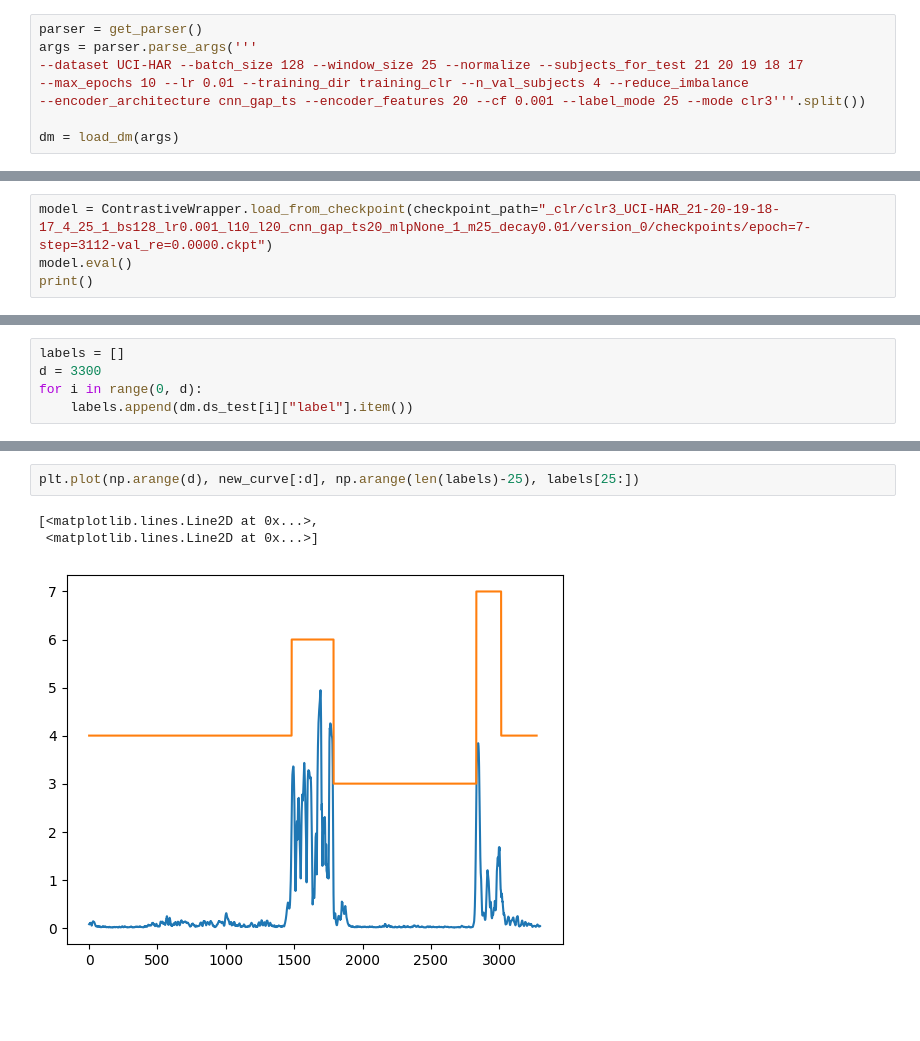
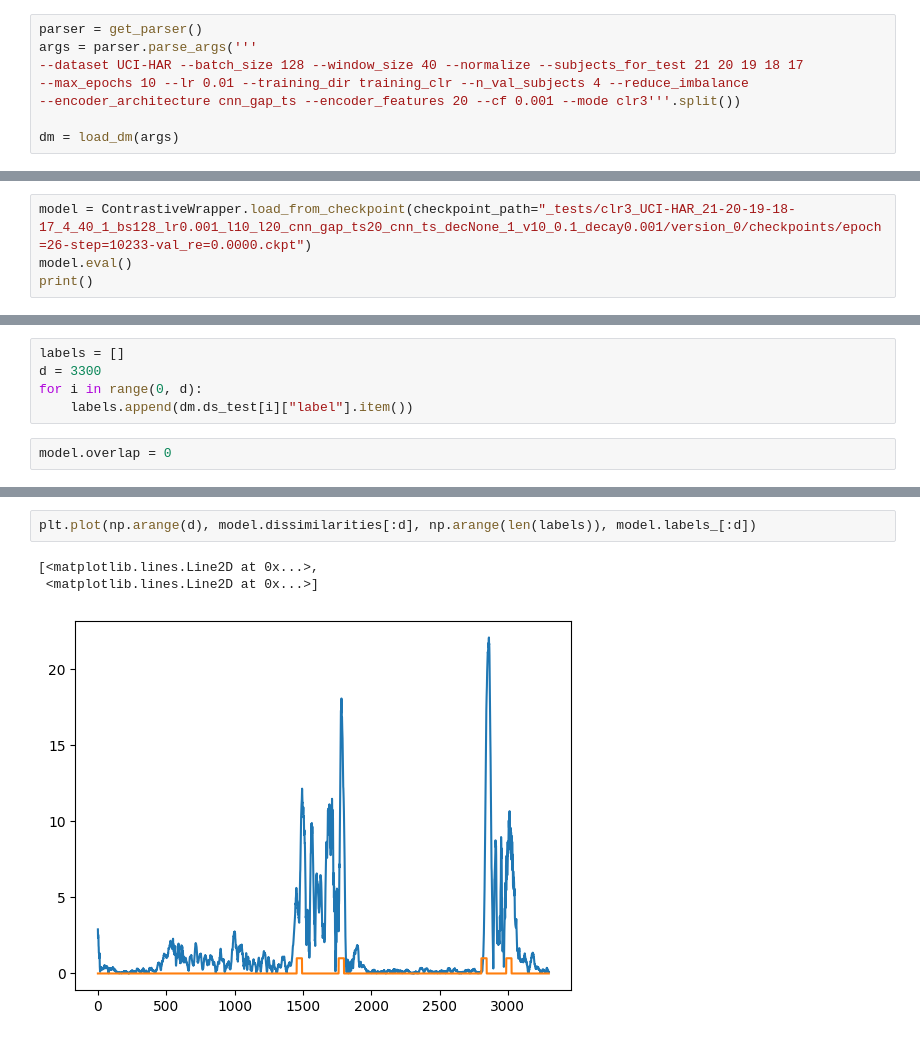
Before and after one commit to mbisan/stsc-har, a Jupyter notebook: visualize.ipynb, the cells around one changed output, grey strips where cells are left out. Cells and saved outputs as stored; diff of their text form; blank space fills up the shorter version.

```diff
--- a/visualize.ipynb
+++ b/visualize.ipynb
@@ -13,9 +13,9 @@ from pytorch_lightning import Trainer
 # %%
 parser = get_parser()
 args = parser.parse_args('''
---dataset UCI-HAR --batch_size 128 --window_size 25 --normalize --subjects_for_test 21 20 19 18 17
+--dataset UCI-HAR --batch_size 128 --window_size 40 --normalize --subjects_for_test 21 20 19 18 17
 --max_epochs 10 --lr 0.01 --training_dir training_clr --n_val_subjects 4 --reduce_imbalance
---encoder_architecture cnn_gap_ts --encoder_features 20 --cf 0.001 --label_mode 25 --mode clr3'''.split())
+--encoder_architecture cnn_gap_ts --encoder_features 20 --cf 0.001 --mode clr3'''.split())
 
 dm = load_dm(args)
 # %% [output]
@@ -25,5 +25,5 @@ Using 626740 observations for training, 106617 for validation and 143333 observa
 # %%
-model = ContrastiveWrapper.load_from_checkpoint(checkpoint_path="_clr/clr3_UCI-HAR_21-20-19-18-17_4_25_1_bs128_lr0.001_l10_l20_cnn_gap_ts20_mlpNone_1_m25_decay0.01/version_0/checkpoints/epoch=7-step=3112-val_re=0.0000.ckpt")
+model = ContrastiveWrapper.load_from_checkpoint(checkpoint_path="_tests/clr3_UCI-HAR_21-20-19-18-17_4_40_1_bs128_lr0.001_l10_l20_cnn_gap_ts20_cnn_ts_decNone_1_v10_0.1_decay0.001/version_0/checkpoints/epoch=26-step=10233-val_re=0.0000.ckpt")
 model.eval()
 print()
 # %% [output]
@@ -34,6 +34,8 @@ labels = []
 d = 3300
 for i in range(0, d):
     labels.append(dm.ds_test[i]["label"].item())
+# %%
+model.overlap = 0
 # %%
 tr = Trainer()
 tr.test(datamodule=dm, model=model)
@@ -86,6 +82,6 @@ torch.Size([143290])
 # %%
-plt.plot(np.arange(d), new_curve[:d], np.arange(len(labels)-25), labels[25:])
+plt.plot(np.arange(d), model.dissimilarities[:d], np.arange(len(labels)), model.labels_[:d])
 # %% [output]
 [<matplotlib.lines.Line2D at 0x...>,
  <matplotlib.lines.Line2D at 0x...>]
-[figure, old version]
+[figure, new version]
```
Also changed, not shown: parts of 18 cells of this notebook, 7 other files.
